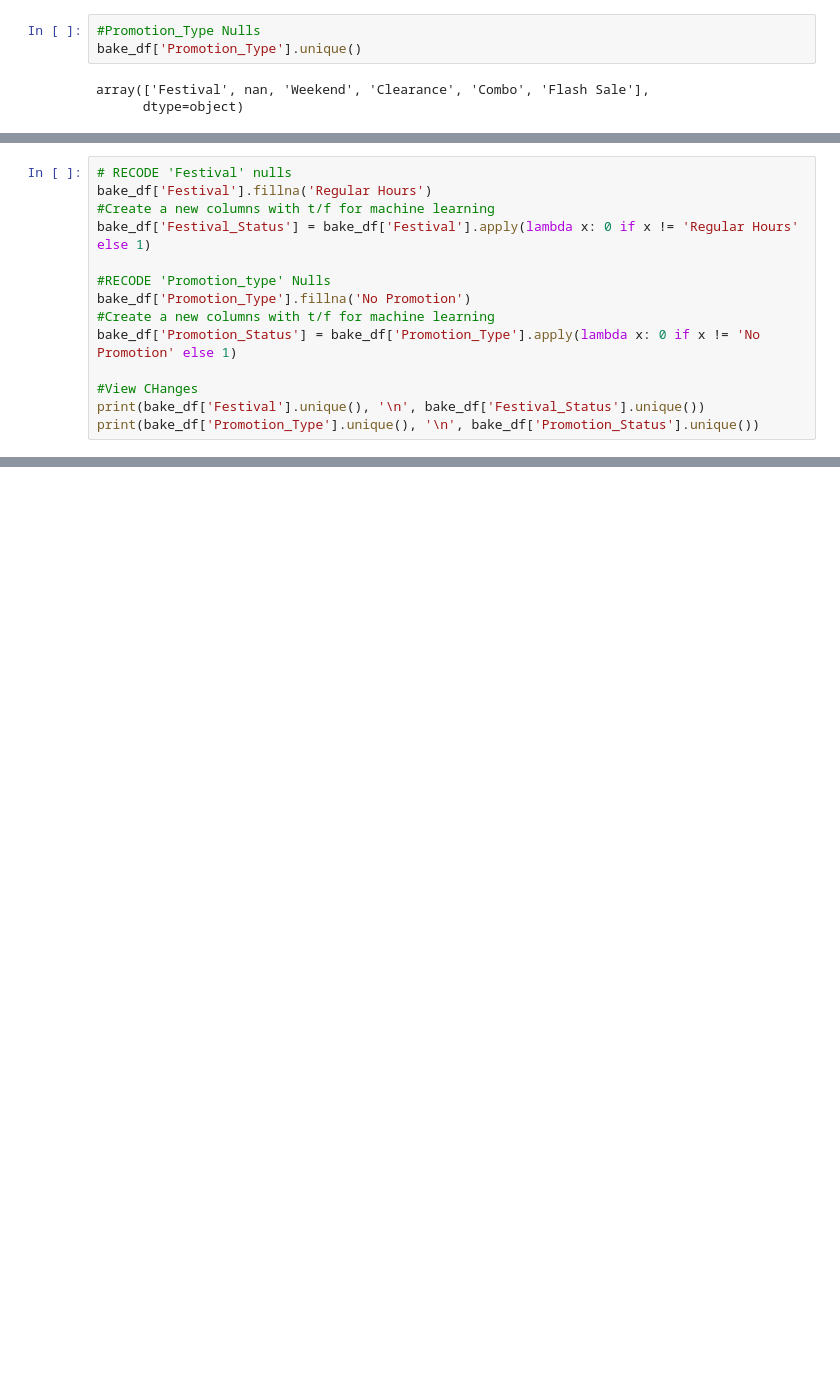
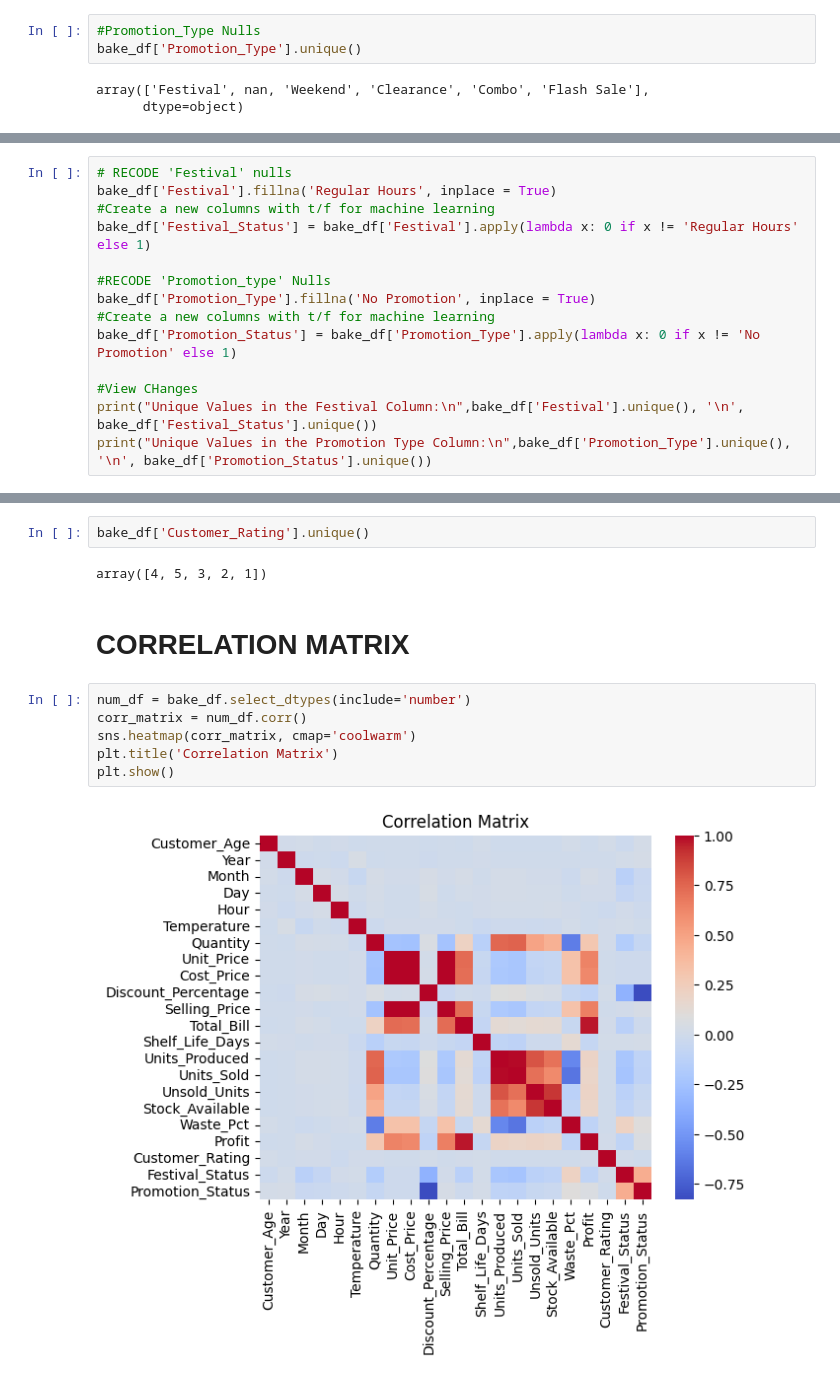
Before and after one commit to anaisrcast/Data-Science-Practice, a Jupyter notebook: Practice/Bakery_Sales.ipynb, the cells around one changed output, grey strips where cells are left out. Cells and saved outputs as stored; diff of their text form; blank space fills up the shorter version.

```diff
--- a/Practice/Bakery_Sales.ipynb
+++ b/Practice/Bakery_Sales.ipynb
@@ -75,15 +78,15 @@ array(['Festival', nan, 'Weekend', 'Clearance', 'Combo', 'Flash Sale'],
 # %%
 # RECODE 'Festival' nulls
-bake_df['Festival'].fillna('Regular Hours')
+bake_df['Festival'].fillna('Regular Hours', inplace = True)
 #Create a new columns with t/f for machine learning
 bake_df['Festival_Status'] = bake_df['Festival'].apply(lambda x: 0 if x != 'Regular Hours' else 1)
 
 #RECODE 'Promotion_type' Nulls
-bake_df['Promotion_Type'].fillna('No Promotion')
+bake_df['Promotion_Type'].fillna('No Promotion', inplace = True)
 #Create a new columns with t/f for machine learning
 bake_df['Promotion_Status'] = bake_df['Promotion_Type'].apply(lambda x: 0 if x != 'No Promotion' else 1)
 
 #View CHanges
-print(bake_df['Festival'].unique(), '\n', bake_df['Festival_Status'].unique())
-print(bake_df['Promotion_Type'].unique(), '\n', bake_df['Promotion_Status'].unique())
+print("Unique Values in the Festival Column:\n",bake_df['Festival'].unique(), '\n', bake_df['Festival_Status'].unique())
+print("Unique Values in the Promotion Type Column:\n",bake_df['Promotion_Type'].unique(), '\n', bake_df['Promotion_Status'].unique())
 # %% [output]
@@ -96,0 +294,14 @@ print(bake_df['Promotion_Type'].unique(), '\n', bake_df['Promotion_Status'].uniq
+# %%
+bake_df['Customer_Rating'].unique()
+# %% [output]
+array([4, 5, 3, 2, 1])
+# %% [markdown]
+# CORRELATION MATRIX
+# %%
+num_df = bake_df.select_dtypes(include='number')
+corr_matrix = num_df.corr()
+sns.heatmap(corr_matrix, cmap='coolwarm')
+plt.title('Correlation Matrix')
+plt.show()
+# %% [output]
+[figure, added]
```
Also changed, not shown: parts of 25 cells of this notebook.
